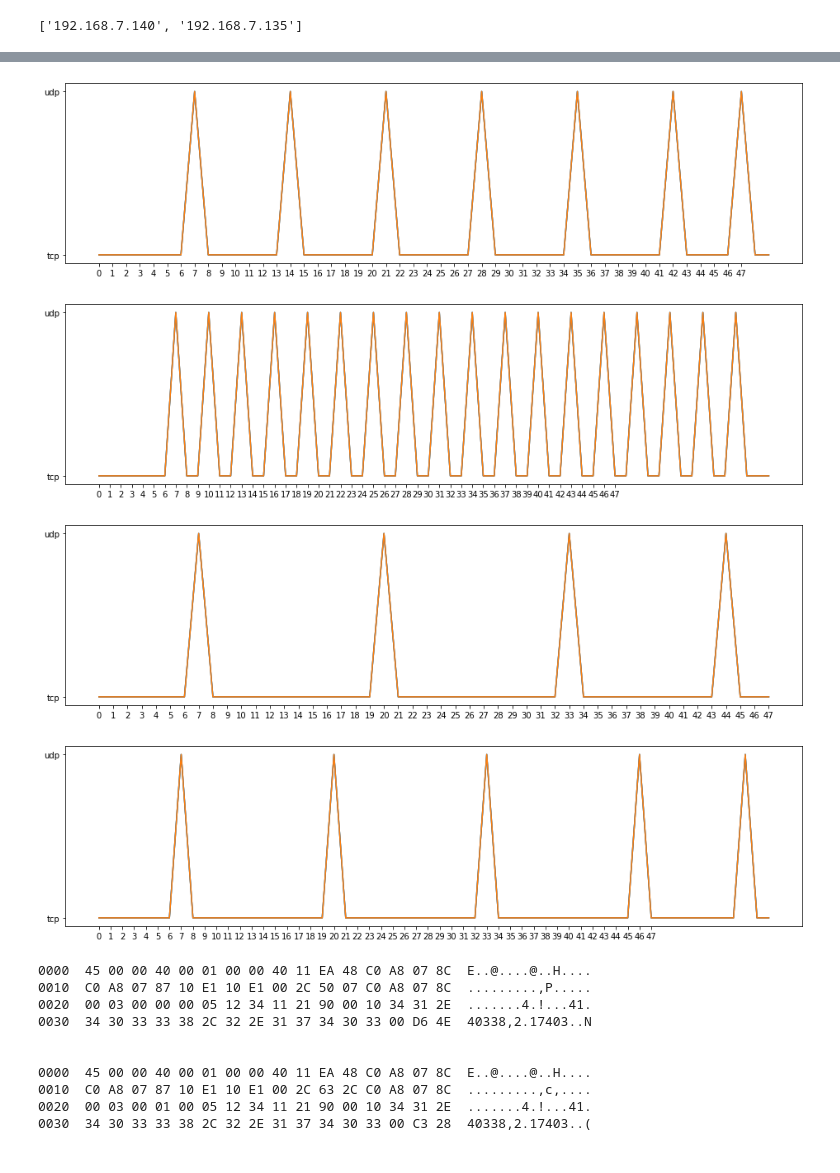
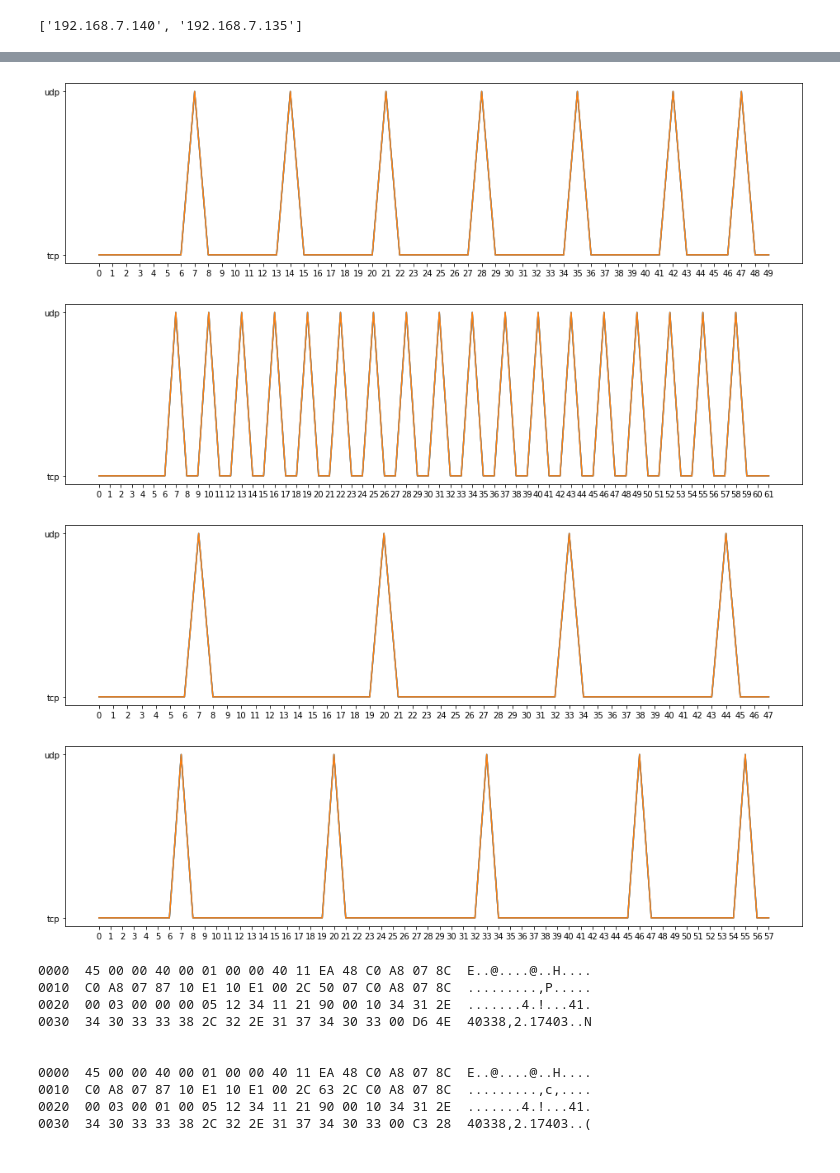
Before and after one commit to aboutsecurity/jupyter-notebooks, a Jupyter notebook: packet_analysis/packet_analysis.ipynb, the cells around one changed output, grey strips where cells are left out. Drawn from its saved outputs; the diff is of its cells as text; code cells hidden in the pictures.

```diff
--- a/packet_analysis/packet_analysis.ipynb
+++ b/packet_analysis/packet_analysis.ipynb
@@ -53,8 +53,8 @@ def pcap_to_dataframe(pcap):
         #df['proto'] = df['proto'].replace([17],'udp')
 
     my_df = my_df.reset_index()
-    my_df["len"] = pd.to_numeric(df["len"])
-    my_df["time"] = pd.to_numeric(df["len"])
+    my_df["len"] = pd.to_numeric(my_df["len"])
+    my_df["time"] = pd.to_numeric(my_df["len"])
 
     my_df = my_df.drop(columns="index")
 
@@ -269,41 +269,41 @@ IP address: 51.0.133.105 found in position: 8 times: 1
 # Finding the heartbeat
 
 df1['proto'].plot(figsize=(16,4))
 df1['proto'].plot(subplots=True, figsize=(16,4))
 df1['proto'].plot(y=["proto"], figsize=(16,4))
-plt.xticks(df.index)
+plt.xticks(df1.index)
 plt.yticks([6,17],['tcp','udp'])
 plt.show()
 
 df2['proto'].plot(figsize=(16,4))
 df2['proto'].plot(subplots=True, figsize=(16,4))
 df2['proto'].plot(y=["proto"], figsize=(16,4))
-plt.xticks(df.index)
+plt.xticks(df2.index)
 plt.yticks([6,17],['tcp','udp'])
 plt.show()
 
 df3['proto'].plot(figsize=(16,4))
 df3['proto'].plot(subplots=True, figsize=(16,4))
 df3['proto'].plot(y=["proto"], figsize=(16,4))
-plt.xticks(df.index)
+plt.xticks(df3.index)
 plt.yticks([6,17],['tcp','udp'])
 plt.show()
 
 df4['proto'].plot(figsize=(16,4))
 df4['proto'].plot(subplots=True, figsize=(16,4))
 df4['proto'].plot(y=["proto"], figsize=(16,4))
-plt.xticks(df.index)
+plt.xticks(df4.index)
 plt.yticks([6,17],['tcp','udp'])
 plt.show()
 
 # Notice the heartbeat packet
 # Negotiation changes across runs
 # Show this graph for the 3 pcaps
 # %% [output]
-[figure, old version]
+[figure, new version]
-[figure, old version]
+[figure, new version]
 [figure]
-[figure, old version]
+[figure, new version]
 # %%
 # Geolocation show UDP heartbeats payload in ASCII strings
 # Based on our previous exploration we suspect the UDP packets carry the payloads
```
Also changed, not shown: parts of 1 cell of this notebook.
